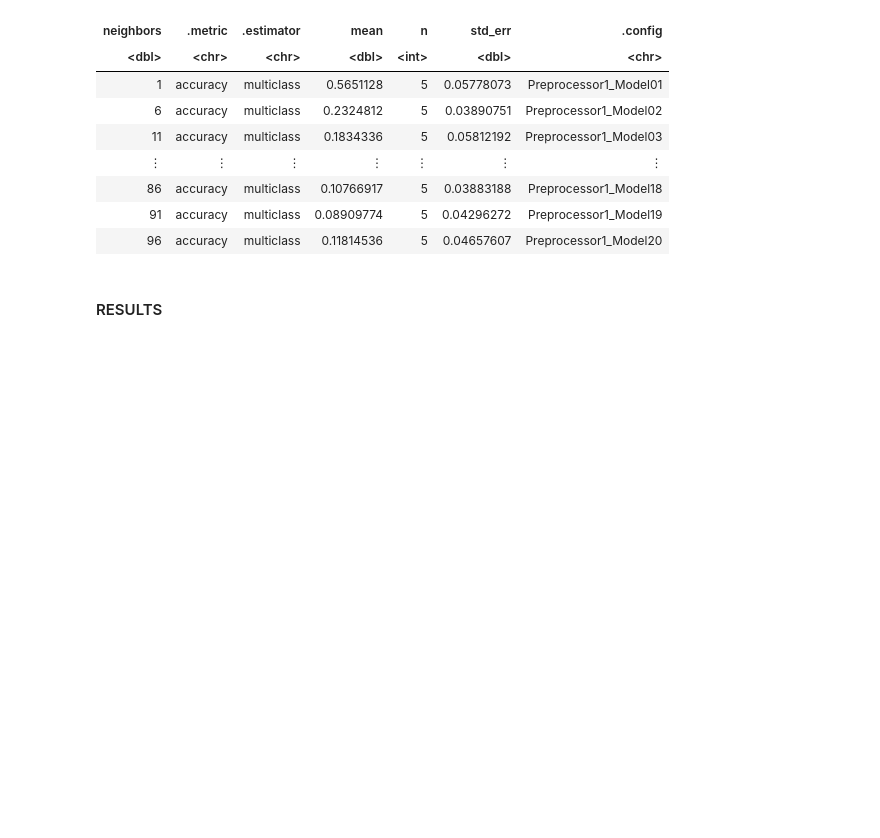
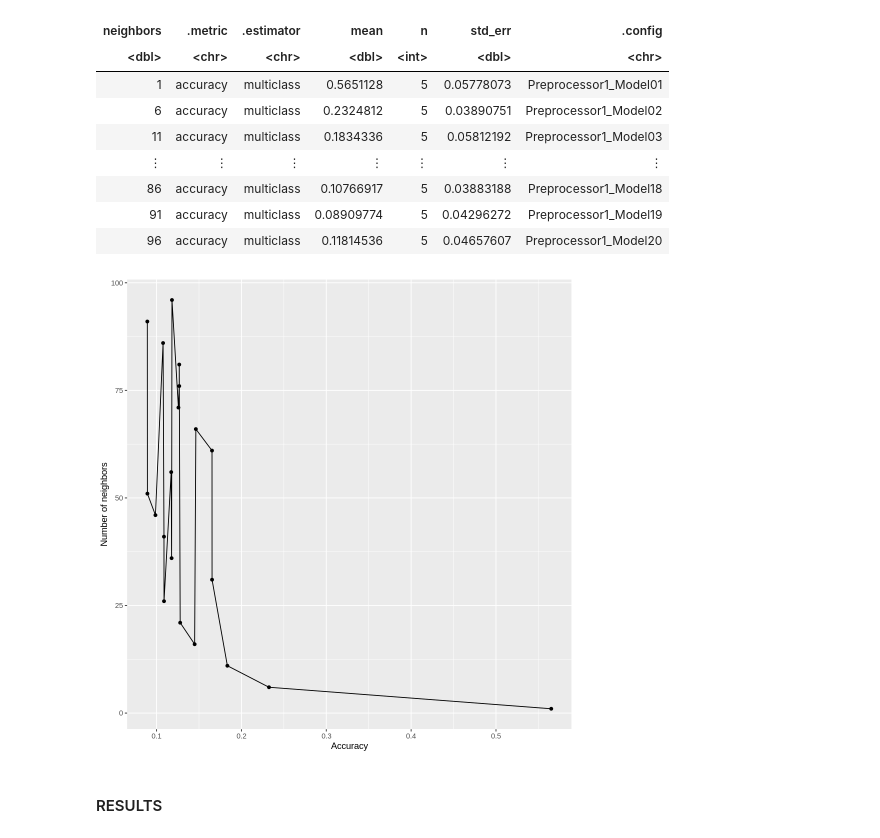
Before and after one commit to beandumplings/dsci_100_group143_project, a Jupyter notebook: Group143_Project.ipynb, the cells around one changed output. Cells and saved outputs as stored; diff of their text form; code cells hidden in the pictures; blank space fills up the shorter version.

Commit message:
Added preliminary accuracy plot

```diff
--- a/Group143_Project.ipynb
+++ b/Group143_Project.ipynb
@@ -195,6 +195,15 @@ A tibble: 20 × 7
 | 86 | accuracy | multiclass | 0.10766917 | 5 | 0.03883188 | Preprocessor1_Model18 |
 | 91 | accuracy | multiclass | 0.08909774 | 5 | 0.04296272 | Preprocessor1_Model19 |
 | 96 | accuracy | multiclass | 0.11814536 | 5 | 0.04657607 | Preprocessor1_Model20 |
+# %%
+accuracies_plot <- accuracies |> ggplot(aes(x = mean, y = neighbors)) +
+                                 labs(x = "Accuracy", y = "Number of neighbors") +
+                                 geom_point() +
+                                 geom_line()
+
+accuracies_plot
+# %% [output]
+[figure, added]
 # %% [markdown]
 #### RESULTS
 # %% [markdown]
```
